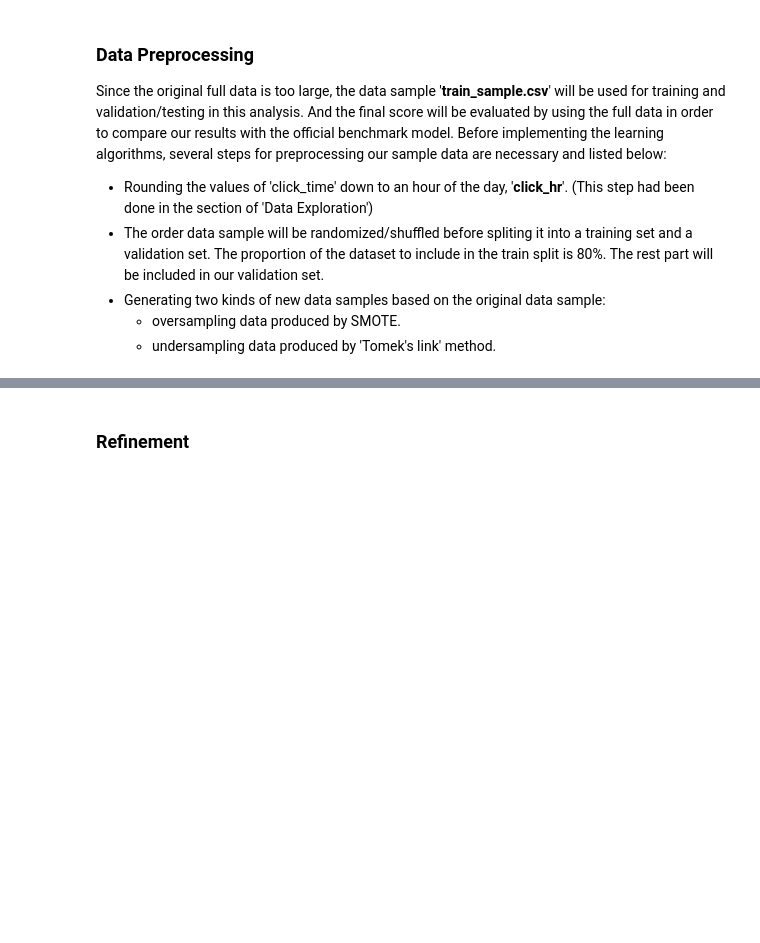
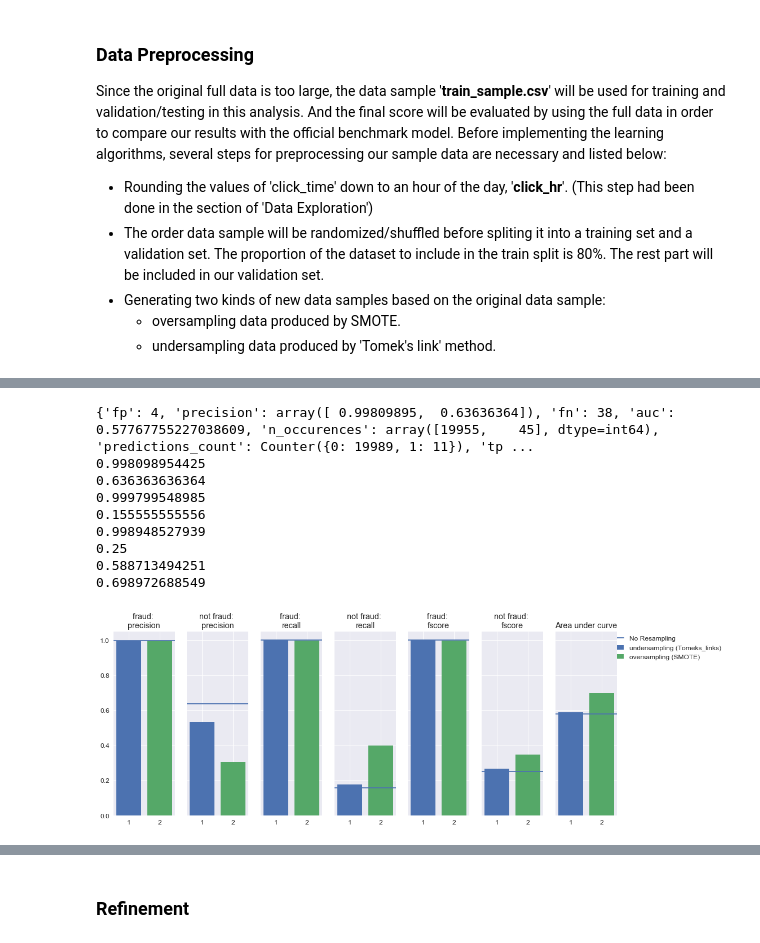
Before and after one commit to yuhow/udacity_nano_ML_course, a Jupyter notebook: capstone/capstone.ipynb, the cells around one changed output, grey strips where cells are left out. Cells and saved outputs as stored; diff of their text form; code cells hidden in the pictures; blank space fills up the shorter version.

```diff
--- a/capstone/capstone.ipynb
+++ b/capstone/capstone.ipynb
@@ -436,16 +449,14 @@ def evaluate_method(results, method, metrics = ['precision', 'recall', 'fscore']
 
         for j, (technique, result) in enumerate(results[method].items()):
             ax[i*2].bar(j+1, result[metric][0], label=technique)
-
             ax[i*2+1].bar(j+1, result[metric][1], label=technique)
 
-        ax[i*2].set_title(f'Low quality wine: \n{metric}')
-        ax[i*2+1].set_title(f'High quality wine: \n{metric}')
+        ax[i*2].set_title('fraud: \n'+str(metric))
+        ax[i*2+1].set_title('not fraud: \n'+str(metric))
 
     # AUC vis
-    ax[6].set_title(f'Area under curve')
+    ax[6].set_title('Area under curve')
     ax[6].axhline(results['ordinary']['auc'], label='No Resampling')
-    if results['class_weight']:
-        ax[6].bar(0, results['class_weight']['auc'], label='Adjust Class Weight')
     for j, (technique, result) in enumerate(results[method].items()):
+        print result['auc']
         ax[6].bar(j+1, result['auc'], label=technique)
@@ -453,0 +463,22 @@ SyntaxError: invalid syntax (<ipython-input-23-bc28bec264b5>, line 16)
+# %%
+from sklearn.ensemble import RandomForestClassifier
+
+#model = RandomForestClassifier(n_estimators=12, max_depth=6, min_samples_leaf=50, \
+#                               max_features=0.5, bootstrap=False, n_jobs=-1, random_state=10)
+model = RandomForestClassifier(random_state=10)
+
+results = model_with_different_samples(X_train_list, X_original_test, \
+                                       y_train_list, y_original_test, model)
+print results['ordinary']
+evaluate_method(results, 'resampling')
+# %% [output]
+{'fp': 4, 'precision': array([ 0.99809895,  0.63636364]), 'fn': 38, 'auc': 0.57767755227038609, 'n_occurences': array([19955,    45], dtype=int64), 'predictions_count': Counter({0: 19989, 1: 11}), 'tp ...
+0.998098954425
+0.636363636364
+0.999799548985
+0.155555555556
+0.998948527939
+0.25
+0.588713494251
+0.698972688549
+[figure, added]
```
Also changed, not shown: parts of 11 cells of this notebook.
